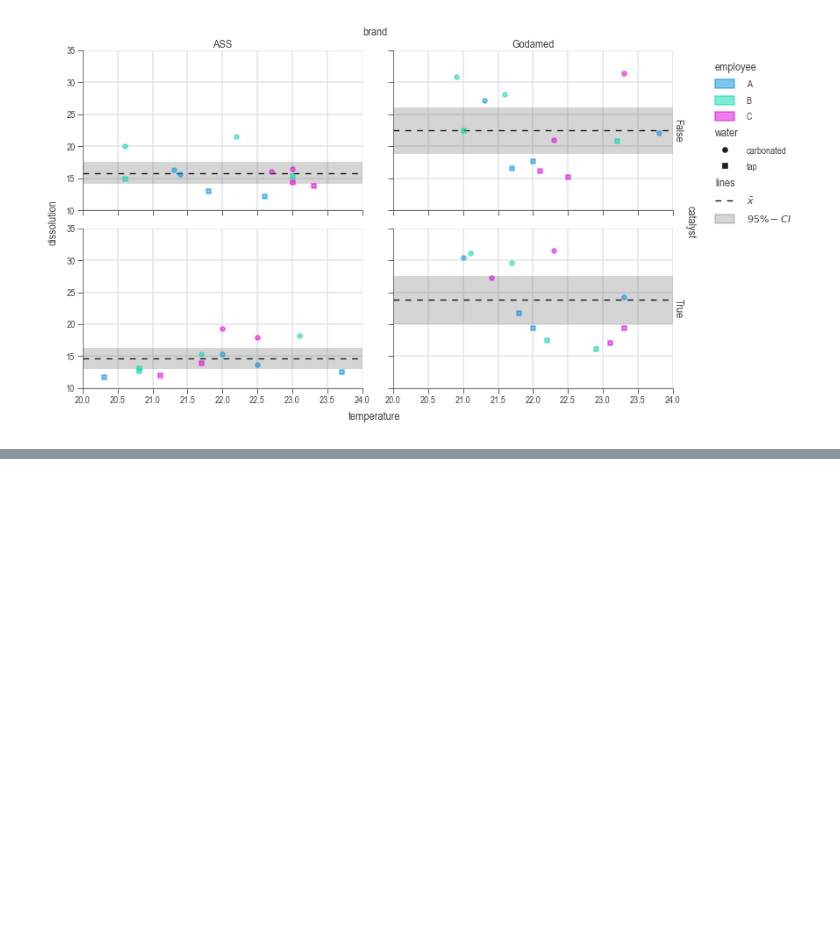
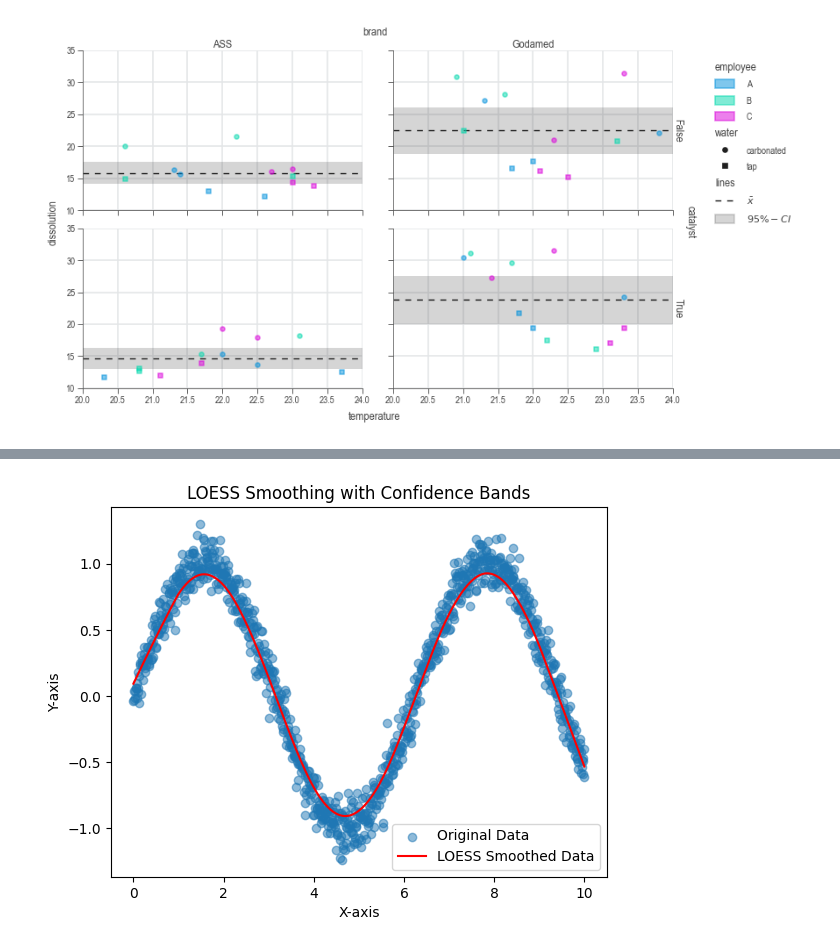
Before and after one commit to j4ggr/DaSPi, a Jupyter notebook: notebooks/doc-content_process-improvement.ipynb, the cells around one changed output, grey strips where cells are left out. Cells and saved outputs as stored; diff of their text form; code cells hidden in the pictures; blank space fills up the shorter version.

```diff
--- a/notebooks/doc-content_process-improvement.ipynb
+++ b/notebooks/doc-content_process-improvement.ipynb
@@ -122,0 +156,93 @@ chart = dsp.MultipleVariateChart(
+# %%
+import numpy as np
+import pandas as pd
+import matplotlib.pyplot as plt
+import statsmodels.api as sm
+
+def ppoints(n):
+    """
+    Generate points for plotting based on the empirical distribution.
+
+    Parameters:
+    - n: int, the number of points
+
+    Returns:
+    - points: numpy array, the generated points
+    """
+    return (np.arange(1, n + 1) - 0.5) / n
+
+def loess_smooth(x, y, frac=0.2, xvals=None):
+    """
+    Smooth the data using LOESS.
+
+    Parameters:
+    - x: array-like, the x values of the data
+    - y: array-like, the y values of the data
+    - frac: float, the fraction of the data used for each local regression
+
+    Returns:
+    - smoothed_y: numpy array, the smoothed y values
+    """
+    # Perform LOESS smoothing
+    lowess = sm.nonparametric.lowess(y, x, frac=frac, xvals=xvals)
+    if xvals is not None:
+        smoothed_y = lowess
+    else:
+        smoothed_y = lowess[:, 1]  # Extract the smoothed values
+    return smoothed_y
+
+def calculate_confidence_bands(x, y, smoothed_y):
+    """
+    Calculate confidence bands for the LOESS smoothed data.
+
+    Parameters:
+    - x: array-like, the x values of the data
+    - y: array-like, the y values of the data
+    - smoothed_y: numpy array, the smoothed y values
+
+    Returns:
+    - lower_band: numpy array, the lower confidence band
+    - upper_band: numpy array, the upper confidence band
+    """
+    # Calculate residuals
+    residuals = y - smoothed_y
+
+    # Define n as the length of the data
+    n = len(y)
+
+    # Calculate the empirical quantiles for the confidence bands
+    p = ppoints(n)
+    quantiles = np.percentile(residuals, 100 * p)
+
+    # Calculate lower and upper confidence bands
+    lower_band = smoothed_y + quantiles[0]  # Lower bound
+    upper_band = smoothed_y + quantiles[-1]  # Upper bound
+
+    return lower_band, upper_band
+
+# Sample data
+x = np.linspace(0, 10, 1000)
+y = np.sin(x) + np.random.normal(0, 0.1, size=x.shape)
+
+# Smooth the data using LOESS
+_x = None#np.linspace(x.min(), x.max(), 1000)
+smoothed_y = loess_smooth(x, y, frac=0.2, xvals=_x)
+
+# Calculate confidence bands
+# lower_band, upper_band = calculate_confidence_bands(x, y, smoothed_y)
+
+# Plotting
+plt.scatter(x, y, label='Original Data', alpha=0.5)
+if _x is not None:
+    plt.plot(_x, smoothed_y, label='LOESS Smoothed Data', color='red')
+else:
+    plt.plot(x, smoothed_y, label='LOESS Smoothed Data', color='red')
+# plt.fill_between(x, lower_band, upper_band, color='red', alpha=0.2, label='Confidence Band')
+
+plt.legend()
+plt.title('LOESS Smoothing with Confidence Bands')
+plt.xlabel('X-axis')
+plt.ylabel('Y-axis')
+plt.show()
+# %% [output]
+[figure, added]
```
Also changed, not shown: parts of 5 cells of this notebook, 16 other files.
